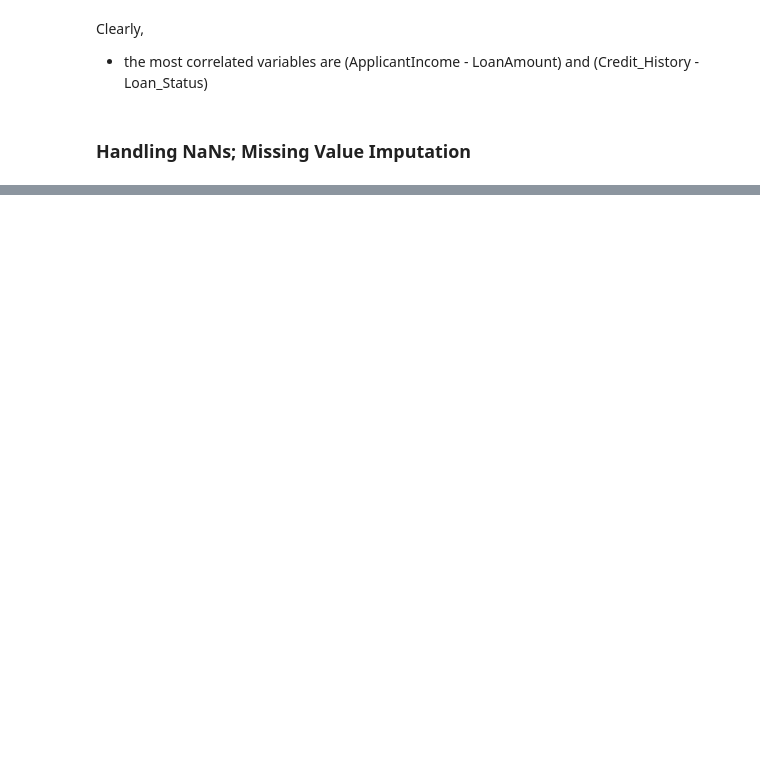
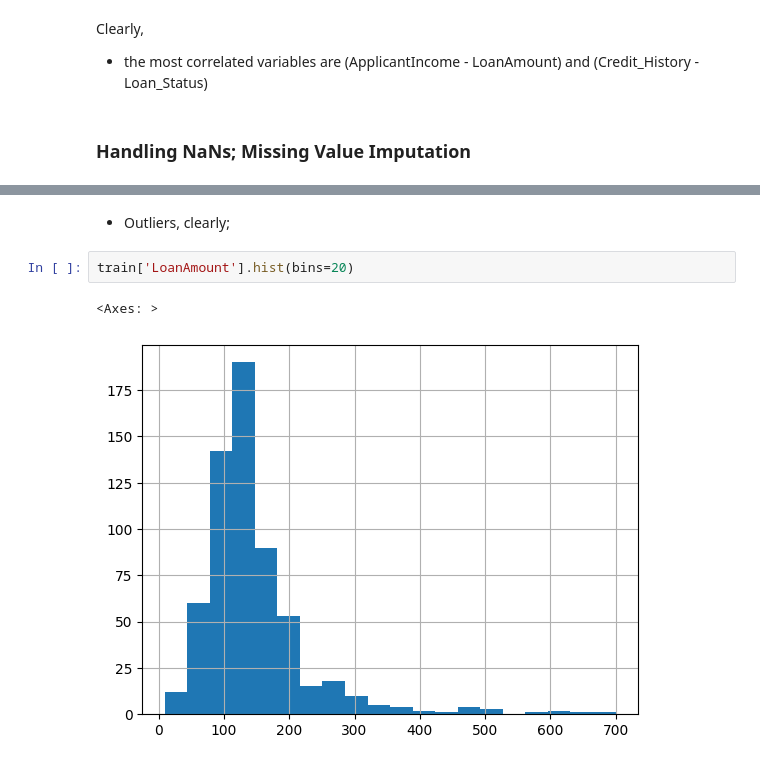
Before and after one commit to bhavbooks/Loan-Approval-Prediction-System, a Jupyter notebook: main.ipynb, the cells around one changed output, grey strips where cells are left out. Saved outputs shown, nothing was run; the diff lists cells and outputs as text; blank space fills up the shorter version.

```diff
--- a/main.ipynb
+++ b/main.ipynb
@@ -750,0 +894,7 @@ Clearly,
+# %% [markdown]
+- Outliers, clearly;
+# %%
+train['LoanAmount'].hist(bins=20)
+# %% [output]
+<Axes: >
+[figure, added]
```
Also changed, not shown: parts of 32 cells of this notebook, 1 other file.
